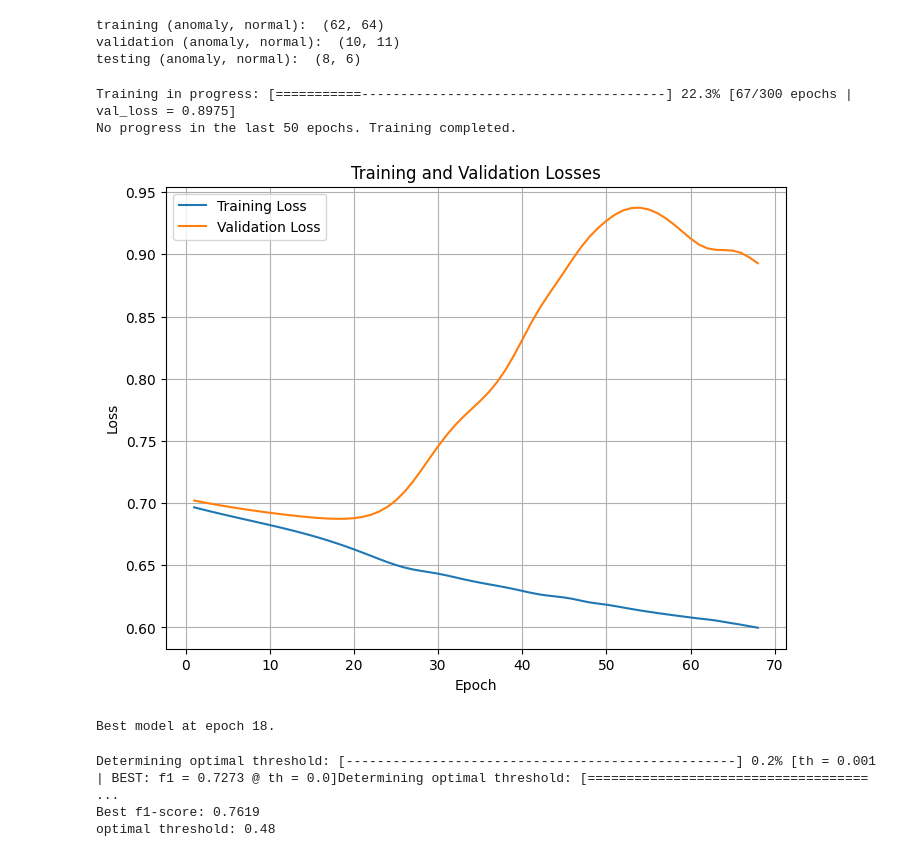
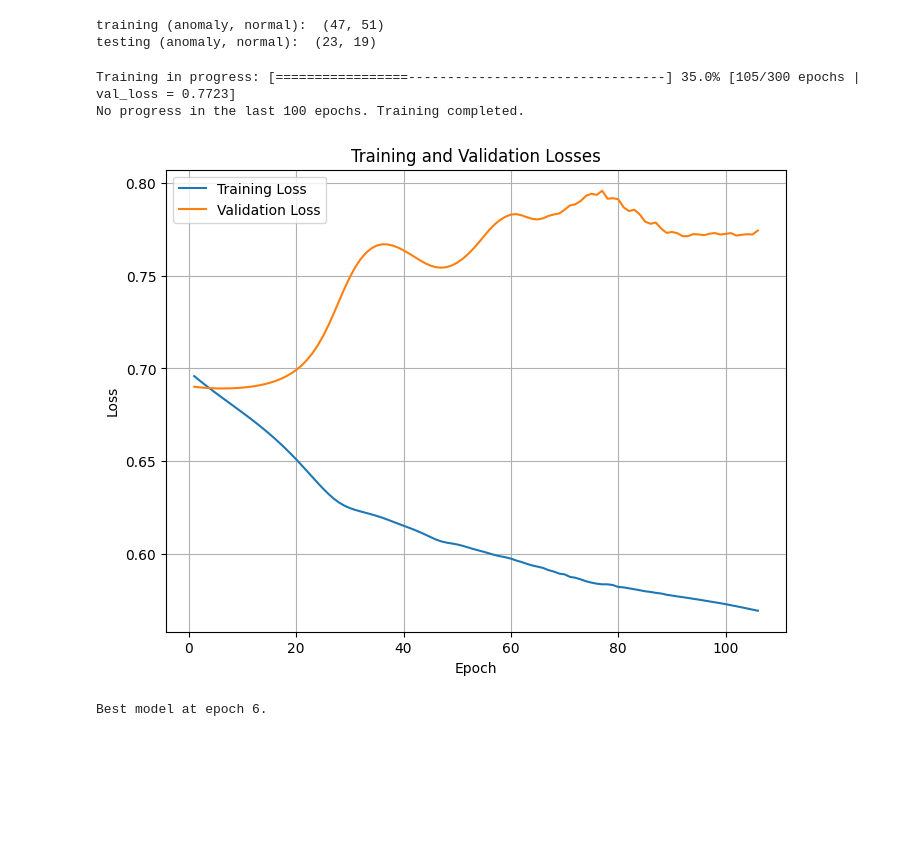
Before and after one commit to jblagana/eee-capstone, a Jupyter notebook: inference/LSTM_v2/lstm_train_eval.ipynb, the cells around one changed output. Cells and saved outputs as stored; diff of their text form; code cells hidden in the pictures; blank space fills up the shorter version.

```diff
--- a/inference/LSTM_v2/lstm_train_eval.ipynb
+++ b/inference/LSTM_v2/lstm_train_eval.ipynb
@@ -29,7 +29,7 @@ def count(my_array):
 n_features = 6  # Number of features
 sequence_length = 20  # Length of each sequence
 
-df = pd.read_csv('output_50_50.csv')
+df = pd.read_csv('output_0.481.csv')
 video_ids = df['video_id'].unique()
 
 # Split video IDs into train, validation, and test sets
@@ -41,7 +41,7 @@ val_ano_norm = count(val_ids)
 test_ano_norm = count(test_ids)
 
 print('training (anomaly, normal): ', train_ano_norm)
-print('validation (anomaly, normal): ', val_ano_norm)
+# print('validation (anomaly, normal): ', val_ano_norm)
 print('testing (anomaly, normal): ', test_ano_norm)
 
 X_train = []
@@ -114,9 +114,8 @@ y_val = np.array(y_val)
 X_test = np.array(X_test)
 y_test = np.array(y_test)
 # %% [output]
-training (anomaly, normal):  (62, 64)
-validation (anomaly, normal):  (10, 11)
-testing (anomaly, normal):  (8, 6)
+training (anomaly, normal):  (47, 51)
+testing (anomaly, normal):  (23, 19)
 # %%
 X_test_features = X_test[:, :, 2:] # features only
 X_test_id = X_test[:, :,  :2] # id and frame number
@@ -186,7 +185,7 @@ val_loss_temp = float('inf')
 
 # Training loop
 n_epochs = 300
-patience = og_patience = 50
+patience = og_patience = 100
 
 for epoch in range(1, n_epochs+1):
     model.train()
@@ -213,38 +212,38 @@ for epoch in range(1, n_epochs+1):
         val_loss_temp = val_loss.item()
         patience = og_patience + 1
 
     patience -= 1
     if patience == 0:
         print(f"\nNo progress in the last {og_patience} epochs. Training completed.")
         break
 
     # print(f"Epoch [{epoch+1}/{n_epochs}], Loss: {loss.item():.4f}, Val Loss: {val_loss.item():.4f}")
 
     # Training progress bar
     label = f"{epoch}/{n_epochs} epochs | val_loss = {val_loss.item():.4f}"
     progress = (epoch)/ n_epochs
     progress_bar_len = 50
     filled_len = int(progress_bar_len * progress)
     bar = '=' * filled_len + '-' * (progress_bar_len - filled_len)
     sys.stdout.write(f'\rTraining in progress: [{bar}] {progress * 100:.1f}% [{label}]')
     sys.stdout.flush()
 
 # Plot the losses
 plt.figure(figsize=(8, 6))
 plt.plot(range(1, len(train_losses) + 1), train_losses, label="Training Loss")
 plt.plot(range(1, len(val_losses) + 1), val_losses, label="Validation Loss")
 plt.xlabel("Epoch")
 plt.ylabel("Loss")
 plt.title("Training and Validation Losses")
 plt.grid(True)
 plt.legend()
 plt.show()
 # %% [output]
-Training in progress: [===========---------------------------------------] 22.3% [67/300 epochs | val_loss = 0.8975]
-No progress in the last 50 epochs. Training completed.
+Training in progress: [=================---------------------------------] 35.0% [105/300 epochs | val_loss = 0.7723]
+No progress in the last 100 epochs. Training completed.
-[figure, old version]
+[figure, new version]
 # %%
 model = best_model
 print(f"Best model at epoch {best_epoch}.")
 # %% [output]
-Best model at epoch 18.
+Best model at epoch 6.
@@ -355,10 +362,6 @@ for j, threshold in enumerate(thresholds):
 
 print(f"\nBest f1-score: {best_f1_score}")
 print(f"optimal threshold: {optimal_threshold}")
-# %% [output]
-Determining optimal threshold: [--------------------------------------------------] 0.2% [th = 0.001 | BEST: f1 = 0.7273 @ th = 0.0]Determining optimal threshold: [==================================== ...
-Best f1-score: 0.7619
-optimal threshold: 0.48
 # %%
 filtered_thresholds = thresholds[~np.isin(thresholds, excluded_thresholds)]
 
```
Also changed, not shown: parts of 5 cells of this notebook, 11 other files.
